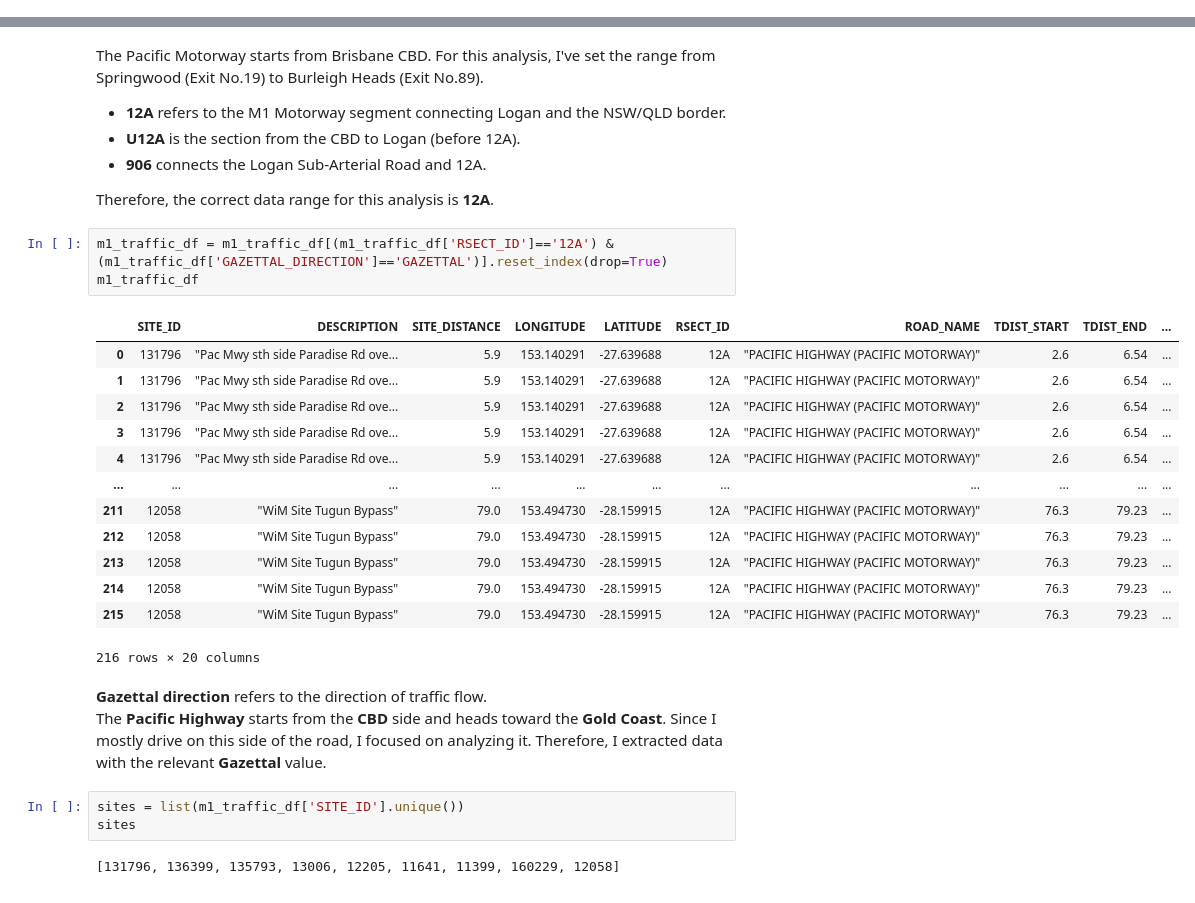
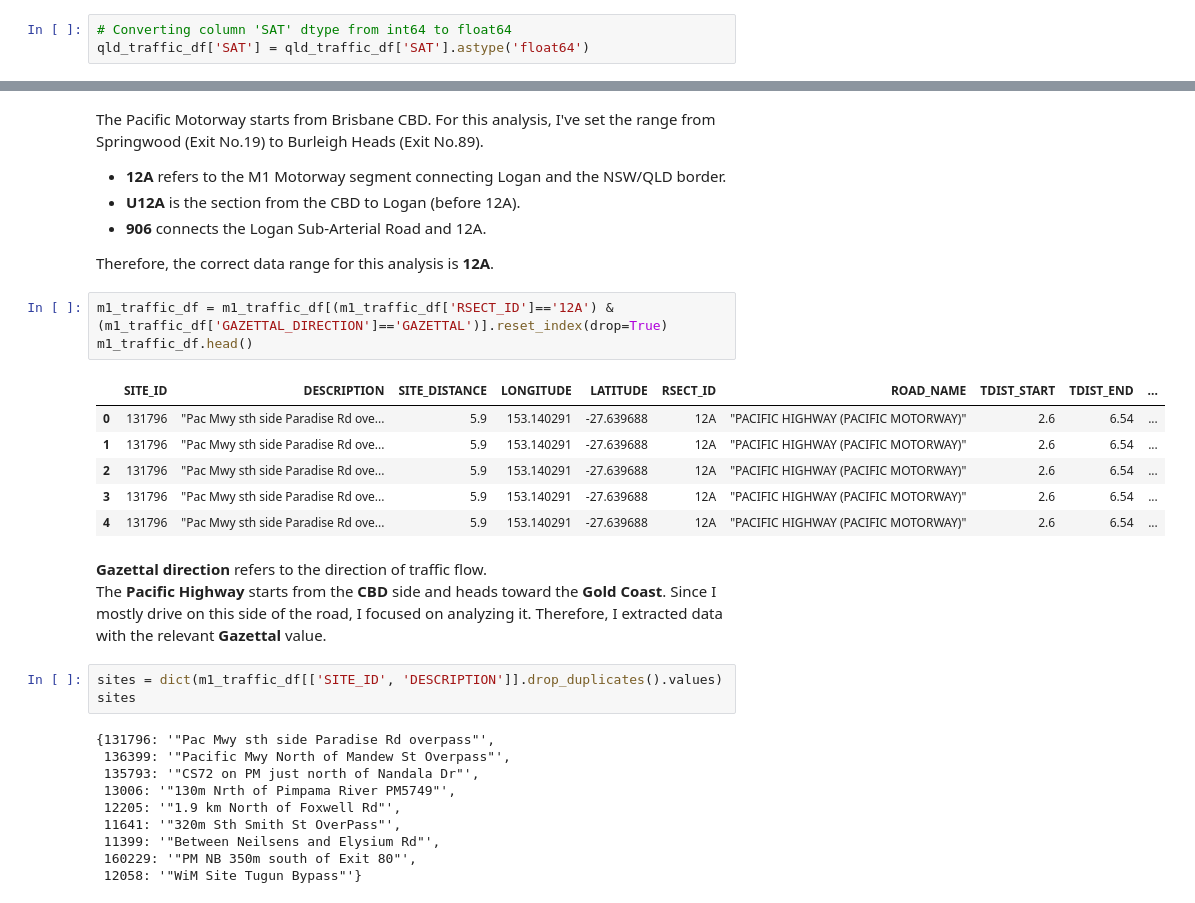
Before and after one commit to SuhyunKimm/M1MotorwayCongestionAnalysis, a Jupyter notebook: M1MotorwayCongestionAnalysis.ipynb, the cells around one changed output, grey strips where cells are left out. Saved outputs shown, nothing was run; the diff lists cells and outputs as text.

```diff
--- a/M1MotorwayCongestionAnalysis.ipynb
+++ b/M1MotorwayCongestionAnalysis.ipynb
@@ -34,6 +34,9 @@ Data columns (total 20 columns):
  19  WEEKEND_AVERAGE     84240 non-null  int64
 dtypes: float64(11), int64(4), object(5)
 memory usage: 12.9+ MB
+# %%
+# Converting column 'SAT' dtype from int64 to float64
+qld_traffic_df['SAT'] = qld_traffic_df['SAT'].astype('float64')
 # %%
 # Find site_id value for M1 highway
 # M1 Highway is also called Pacific Highway
@@ -71,28 +67,29 @@ The Pacific Motorway starts from Brisbane CBD. For this analysis, I've set the r
 Therefore, the correct data range for this analysis is **12A**.
 # %%
 m1_traffic_df = m1_traffic_df[(m1_traffic_df['RSECT_ID']=='12A') & (m1_traffic_df['GAZETTAL_DIRECTION']=='GAZETTAL')].reset_index(drop=True)
-m1_traffic_df
+m1_traffic_df.head()
 # %% [output]
 |  | SITE_ID | DESCRIPTION | SITE_DISTANCE | LONGITUDE | LATITUDE | RSECT_ID | ROAD_NAME | TDIST_START | TDIST_END | ... |
 | 0 | 131796 | "Pac Mwy sth side Paradise Rd ove... | 5.9 | 153.140291 | -27.639688 | 12A | "PACIFIC HIGHWAY (PACIFIC MOTORWAY)" | 2.6 | 6.54 | ... |
 | 1 | 131796 | "Pac Mwy sth side Paradise Rd ove... | 5.9 | 153.140291 | -27.639688 | 12A | "PACIFIC HIGHWAY (PACIFIC MOTORWAY)" | 2.6 | 6.54 | ... |
 | 2 | 131796 | "Pac Mwy sth side Paradise Rd ove... | 5.9 | 153.140291 | -27.639688 | 12A | "PACIFIC HIGHWAY (PACIFIC MOTORWAY)" | 2.6 | 6.54 | ... |
 | 3 | 131796 | "Pac Mwy sth side Paradise Rd ove... | 5.9 | 153.140291 | -27.639688 | 12A | "PACIFIC HIGHWAY (PACIFIC MOTORWAY)" | 2.6 | 6.54 | ... |
 | 4 | 131796 | "Pac Mwy sth side Paradise Rd ove... | 5.9 | 153.140291 | -27.639688 | 12A | "PACIFIC HIGHWAY (PACIFIC MOTORWAY)" | 2.6 | 6.54 | ... |
-| ... | ... | ... | ... | ... | ... | ... | ... | ... | ... | ... |
-| 211 | 12058 | "WiM Site Tugun Bypass" | 79.0 | 153.494730 | -28.159915 | 12A | "PACIFIC HIGHWAY (PACIFIC MOTORWAY)" | 76.3 | 79.23 | ... |
-| 212 | 12058 | "WiM Site Tugun Bypass" | 79.0 | 153.494730 | -28.159915 | 12A | "PACIFIC HIGHWAY (PACIFIC MOTORWAY)" | 76.3 | 79.23 | ... |
-| 213 | 12058 | "WiM Site Tugun Bypass" | 79.0 | 153.494730 | -28.159915 | 12A | "PACIFIC HIGHWAY (PACIFIC MOTORWAY)" | 76.3 | 79.23 | ... |
-| 214 | 12058 | "WiM Site Tugun Bypass" | 79.0 | 153.494730 | -28.159915 | 12A | "PACIFIC HIGHWAY (PACIFIC MOTORWAY)" | 76.3 | 79.23 | ... |
-| 215 | 12058 | "WiM Site Tugun Bypass" | 79.0 | 153.494730 | -28.159915 | 12A | "PACIFIC HIGHWAY (PACIFIC MOTORWAY)" | 76.3 | 79.23 | ... |
-216 rows × 20 columns
 # %% [markdown]
 **Gazettal direction** refers to the direction of traffic flow.
 The **Pacific Highway** starts from the **CBD** side and heads toward the **Gold Coast**. Since I mostly drive on this side of the road, I focused on analyzing it. Therefore, I extracted data with the relevant **Gazettal** value.
 # %%
-sites = list(m1_traffic_df['SITE_ID'].unique())
+sites = dict(m1_traffic_df[['SITE_ID', 'DESCRIPTION']].drop_duplicates().values)
 sites
 # %% [output]
-[131796, 136399, 135793, 13006, 12205, 11641, 11399, 160229, 12058]
+{131796: '"Pac Mwy sth side Paradise Rd overpass"',
+ 136399: '"Pacific Mwy North of Mandew St Overpass"',
+ 135793: '"CS72 on PM just north of Nandala Dr"',
+ 13006: '"130m Nrth of Pimpama River PM5749"',
+ 12205: '"1.9 km North of Foxwell Rd"',
+ 11641: '"320m Sth Smith St OverPass"',
+ 11399: '"Between Neilsens and Elysium Rd"',
+ 160229: '"PM NB 350m south of Exit 80"',
+ 12058: '"WiM Site Tugun Bypass"'}
 # %%
 # Changing 'Hours' column values to starting time
```
Also changed, not shown: parts of 8 cells of this notebook.
